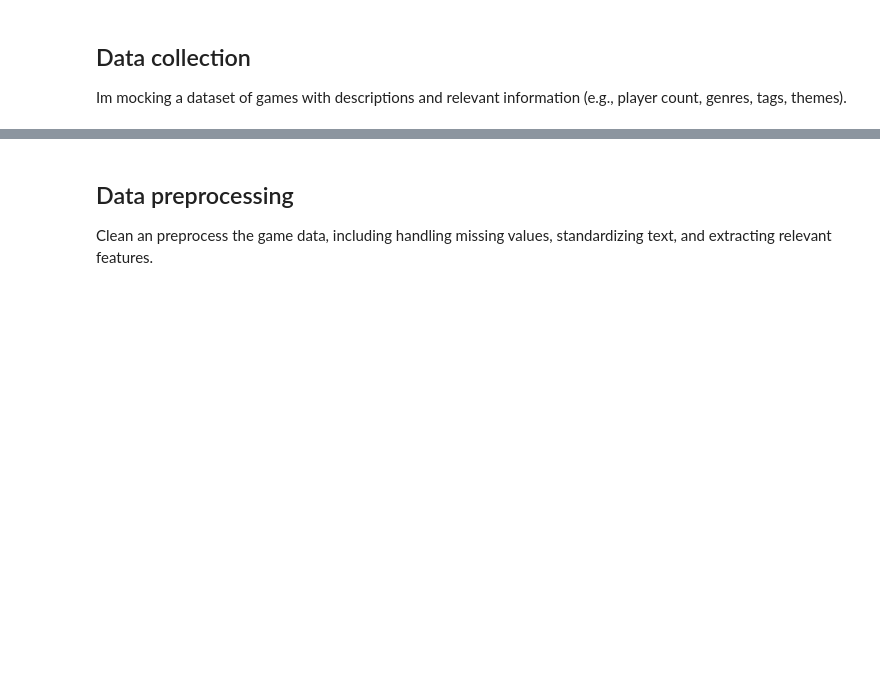
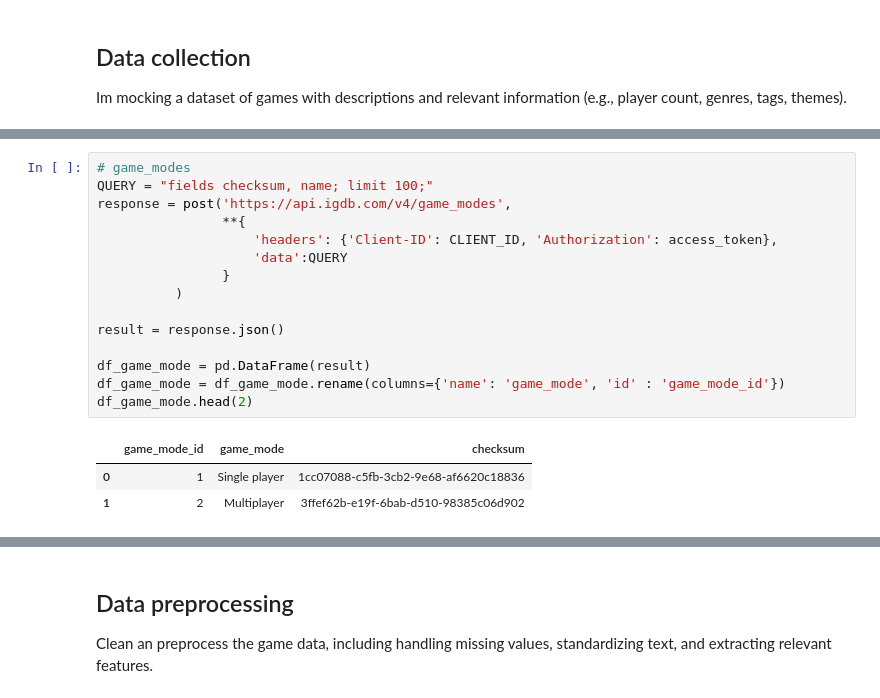
Before and after one commit to bivar/llm_studies, a Jupyter notebook: RAG_Study.ipynb, the cells around one changed output, grey strips where cells are left out. Drawn from its saved outputs; the diff is of its cells as text; blank space fills up the shorter version.

```diff
--- a/RAG_Study.ipynb
+++ b/RAG_Study.ipynb
@@ -74,0 +80,19 @@ display(df_games.head())
+# %%
+# game_modes
+QUERY = "fields checksum, name; limit 100;"
+response = post('https://api.igdb.com/v4/game_modes',
+                **{
+                    'headers': {'Client-ID': CLIENT_ID, 'Authorization': access_token},
+                    'data':QUERY
+                }
+          )
+
+result = response.json()
+
+df_game_mode = pd.DataFrame(result)
+df_game_mode = df_game_mode.rename(columns={'name': 'game_mode', 'id' : 'game_mode_id'})
+df_game_mode.head(2)
+# %% [output]
+|  | game_mode_id | game_mode | checksum |
+| 0 | 1 | Single player | 1cc07088-c5fb-3cb2-9e68-af6620c18836 |
+| 1 | 2 | Multiplayer | 3ffef62b-e19f-6bab-d510-98385c06d902 |
```
Also changed, not shown: parts of 16 cells of this notebook.
